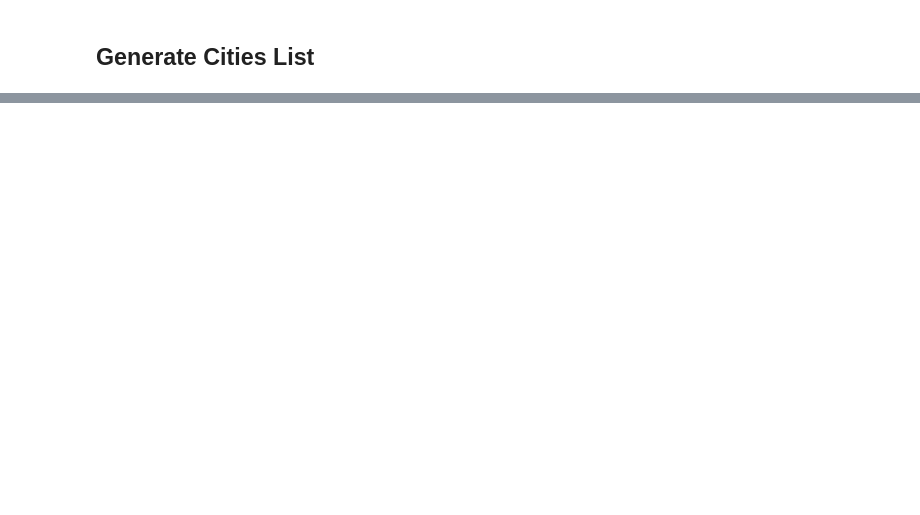
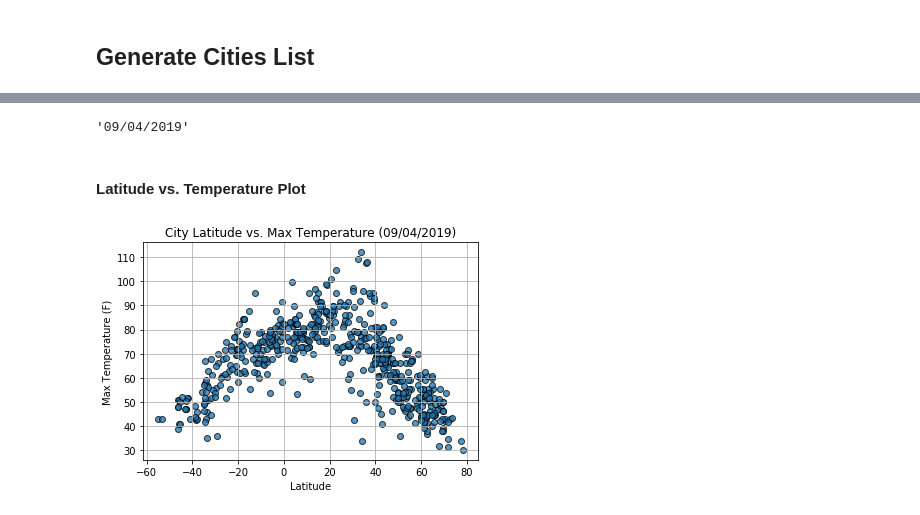
Before and after one commit to jlcatx512/python-api-challenge, a Jupyter notebook: WeatherPy/WeatherPy_Jadd_Cheng.ipynb, the cells around one changed output, grey strips where cells are left out. Saved outputs shown, nothing was run; the diff lists cells and outputs as text; code cells hidden in the pictures; blank space fills up the shorter version.

Commit message:
Finished code and scatter plots. Need to finish trend analysis.

```diff
--- a/WeatherPy/WeatherPy_Jadd_Cheng.ipynb
+++ b/WeatherPy/WeatherPy_Jadd_Cheng.ipynb
@@ -120,0 +123,8 @@ weather_df = pd.DataFrame({
+# %%
+import math
+call_limit = 50
+sets = math.ceil(len(cities)/call_limit)
+print(sets)
+# 60 calls a minute?
+# calculate how many sets.
+# round up.
@@ -120,0 +133,4 @@ weather_df = pd.DataFrame({
+# %%
+# np.array_split(cities, sets)[12][29]
+city_sets = np.array_split(cities, sets)
+len(city_sets[0])
@@ -120,0 +215,12 @@ weather_df = pd.DataFrame({
+# %%
+# Use list comprehensions to collect relevant data from response JSON objects.
+
+city_names_list = [response.get('name') for response in response_list]
+cloudiness_list = [response.get('clouds').get('all') for response in response_list]
+country_list = [response.get('sys').get('country') for response in response_list]
+dates_list = [response.get('dt') for response in response_list]
+humidity_list = [response.get('main').get('humidity') for response in response_list]
+lats_list = [response.get('coord').get('lat') for response in response_list]
+lngs_list = [response.get('coord').get('lon') for response in response_list]
+temps_list = [response.get('main').get('temp_max') for response in response_list]
+wind_list = [response.get('wind').get('speed') for response in response_list]
@@ -120,0 +256,9 @@ weather_df = pd.DataFrame({
+# %%
+# Create a DataFrame.
+city_data_df = pd.DataFrame(list(zip(city_names_list, cloudiness_list, country_list,
+                                     dates_list, humidity_list, lats_list, lngs_list,
+                                     temps_list, wind_list)),
+                            columns = ['City', 'Cloudiness', 'Country', 'Date', 'Humidity', 'Lat', 'Lng', 'Max Temp', 'Wind Speed'])
+
+# export city data to .csv in working directory.
+city_data_df.to_csv('city_weather_data.csv', index=False)
@@ -120,0 +313,20 @@ weather_df = pd.DataFrame({
+# %%
+from datetime import datetime
+ts = int("1567634051")
+dates_list_converted = set([datetime.utcfromtimestamp(int(ts)).strftime('%m/%d/%Y') for ts in dates_list])
+weather_date = max(dates_list_converted)
+weather_date
+# %% [output]
+'09/04/2019'
+# %% [markdown]
+#### Latitude vs. Temperature Plot
+# %%
+plt.scatter(city_data_df['Lat'], city_data_df['Max Temp'], alpha=0.75, marker='o', edgecolors='black')
+plt.title(f"City Latitude vs. Max Temperature ({weather_date})")
+plt.xlabel("Latitude")
+plt.ylabel("Max Temperature (F)")
+plt.grid()
+plt.savefig('latitude_vs_temp.png')
+plt.show()
+# %% [output]
+[figure, added]
```
Also changed, not shown: parts of 39 cells of this notebook, 2 other files.
